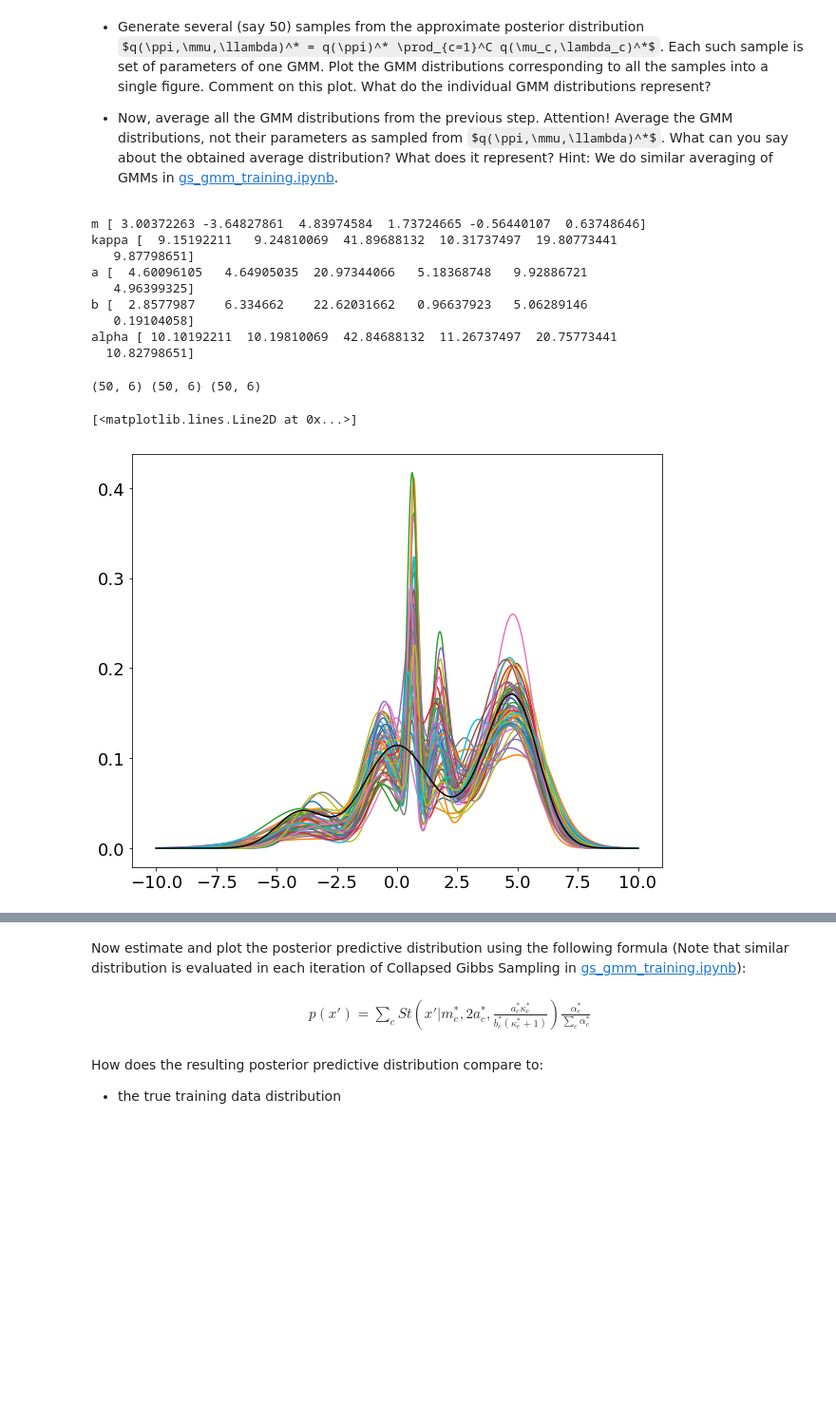
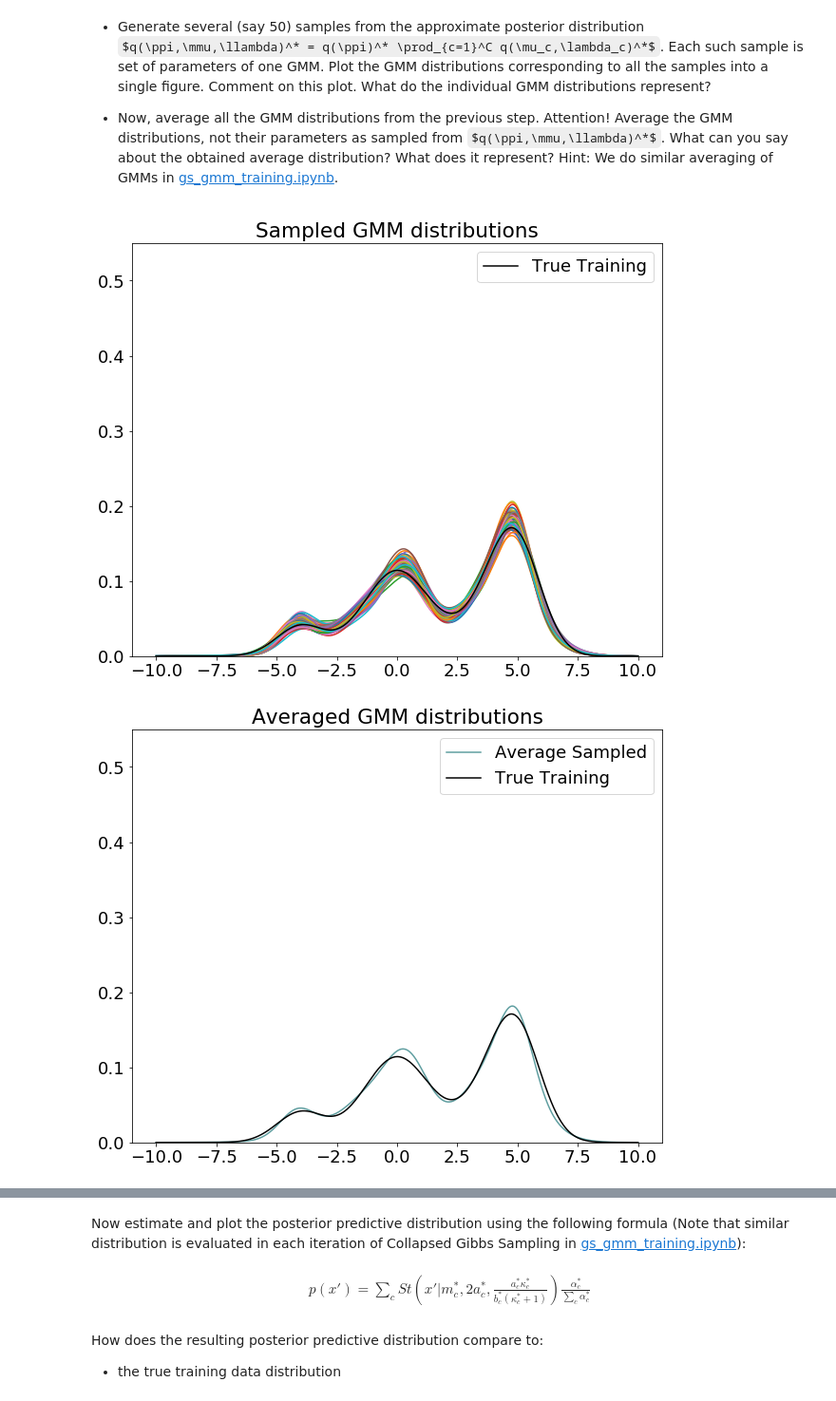
Before and after one commit to jbayardo/eci2017-bayesian-final, a Jupyter notebook: ECI2017_BayesianModels_Assignment.ipynb, the cells around one changed output, grey strips where cells are left out. Shown at 95% size. Drawn from its saved outputs; the diff is of its cells as text; code cells hidden in the pictures; some formulas as TeX source; blank space fills up the shorter version.

```diff
--- a/ECI2017_BayesianModels_Assignment.ipynb
+++ b/ECI2017_BayesianModels_Assignment.ipynb
@@ -210,41 +221,62 @@ for _ in range(9000):
-# %%
-print('m', m)
-print('kappa', kappa)
-print('a', a)
-print('b', b)
-print('alpha', alpha)
-# %% [output]
-m [ 3.00372263 -3.64827861  4.83974584  1.73724665 -0.56440107  0.63748646]
-kappa [  9.15192211   9.24810069  41.89688132  10.31737497  19.80773441
-   9.87798651]
-a [  4.60096105   4.64905035  20.97344066   5.18368748   9.92886721
-   4.96399325]
-b [  2.8577987    6.334662    22.62031662   0.96637923   5.06289146
-   0.19104058]
-alpha [ 10.10192211  10.19810069  42.84688132  11.26737497  20.75773441
-  10.82798651]
 # %%
+def NormalGamma_pdf(mu, lmbd, m, kappa, a, b):
+    # sps.norm.pdf takes mean and std (not variance), therefore 1.0/
+    # sps.gamma.pdf takes shape and scale (not rate), therefore 1.0/b
+    return sps.norm.pdf(mu, m, 1.0/np.sqrt(lmbd*kappa)) * sps.gamma.pdf(lmbd, a, scale=1.0/b)
+
+def NormalGamma_rvs(m, kappa, a, b, N):
+    # Sample from NormalGamma distribution
+    lmbd = sps.gamma.rvs(a, scale=1.0/b, size=N)
+    mu = sps.norm.rvs(m, 1.0/np.sqrt(lmbd*kappa), N)
+    return mu, lmbd
+
 def q_rvs(N, C, alpha, m, kappa, a, b):
     pis = sps.dirichlet.rvs(alpha, N)
 
     mus = np.zeros(shape=(C, N))
     lambdas = np.zeros(shape=(C, N))
     for c in range(C):
         mus[c], lambdas[c] = NormalGamma_rvs(m[c], kappa[c], a[c], b[c], N)
     mus = mus.T
     lambdas = lambdas.T
     return pis, mus, lambdas
 
-num_gmm_samples = 50
-pis, mus, lambdas = q_rvs(num_gmm_samples, C, alpha, m, kappa, a, b)
-print(pis.shape, mus.shape, lambdas.shape)
-lambdas = 1.0/lambdas
-for i in range(num_gmm_samples):
-    pdf = GMM_pdf(t, mus[i], lambdas[i], pis[i])
-    plt.plot(t, pdf)
-plt.plot(t, true_GMM_pdf, 'black')
+def plot_gmm_samples(num_gmm_samples, true_GMM_pdf, t, C, alpha, m, kappa, a, b):
+    pis, mus, lambdas = q_rvs(num_gmm_samples, C, alpha, m, kappa, a, b)
+    lambdas = 1.0/lambdas
+
+    plt.figure()
+    plt.title('Sampled GMM distributions')
+    for i in range(num_gmm_samples):
+        sampled_GMM_pdf = GMM_pdf(t, mus[i], lambdas[i], pis[i])
+        plt.plot(t, sampled_GMM_pdf)
+    plt.plot(t, true_GMM_pdf, color='black', label='True Training')
+    plt.legend(loc='best')
+    plt.ylim((0.0, .55))
+
+
+def plot_avg_gmm_samples(num_gmm_samples, true_GMM_pdf, t, C, alpha, m, kappa, a, b):
+    pis, mus, lambdas = q_rvs(num_gmm_samples, C, alpha, m, kappa, a, b)
+    lambdas = 1.0/lambdas
+
+    plt.figure()
+    plt.title('Averaged GMM distributions')
+    for i in range(num_gmm_samples):
+        current_GMM_pdf = GMM_pdf(t, mus[i], lambdas[i], pis[i])
+        if i == 0:
+            sampled_GMM_pdf = current_GMM_pdf
+        else:
+            sampled_GMM_pdf += current_GMM_pdf
+    sampled_GMM_pdf /= float(num_gmm_samples)
+    plt.plot(t, sampled_GMM_pdf, color='cadetblue', label='Average Sampled')
+    plt.plot(t, true_GMM_pdf, color='black', label='True Training')
+    plt.legend(loc='best')
+    plt.ylim((0.0, .55))
+    return sampled_GMM_pdf
+
+plot_gmm_samples(100, true_GMM_pdf, srange, C, alpha, m, kappa, a, b)
+sampled_GMM_pdf = plot_avg_gmm_samples(100, true_GMM_pdf, srange, C, alpha, m, kappa, a, b)
 # %% [output]
-(50, 6) (50, 6) (50, 6)
-[<matplotlib.lines.Line2D at 0x...>]
-[figure, old version]
+[figure, new version]
+[figure, added]
 # %%
```
Also changed, not shown: parts of 7 cells of this notebook, 1 other file.
